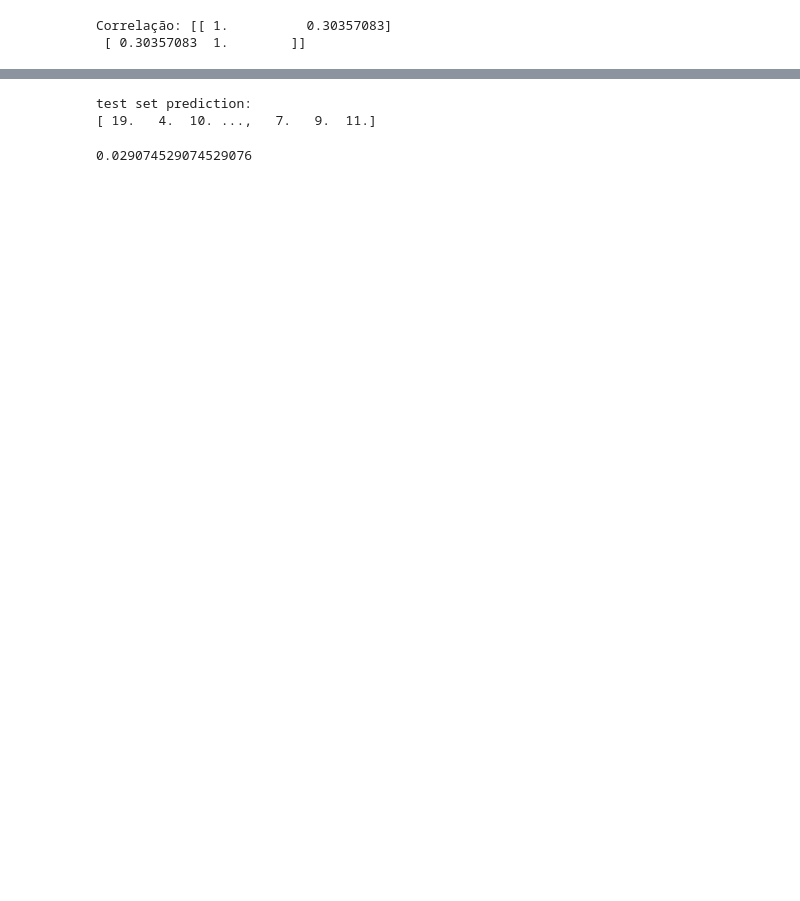
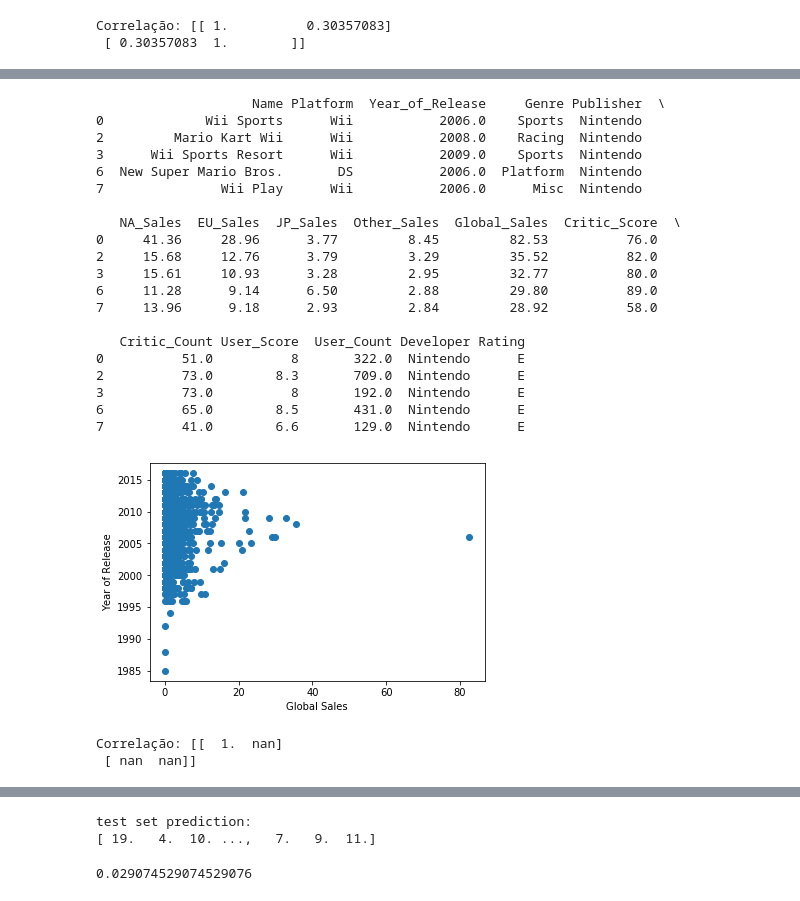
Before and after one commit to mmarimoura/Aula14, a Jupyter notebook: Video_Game.ipynb, the cells around one changed output, grey strips where cells are left out. Cells and saved outputs as stored; diff of their text form; code cells hidden in the pictures; blank space fills up the shorter version.

```diff
--- a/Video_Game.ipynb
+++ b/Video_Game.ipynb
@@ -69,0 +85,35 @@ Correlação: [[ 1.          0.30357083]
+# %%
+x = Games2.Global_Sales
+y = Games2.Year_of_Release
+
+plt.scatter(x, y)
+plt.xlabel('Global Sales')
+plt.ylabel('Year of Release')
+plt.show()
+
+corr = np.corrcoef(x, y)
+print('Correlação: ' + str(corr))
+# %% [output]
+                    Name Platform  Year_of_Release     Genre Publisher  \
+0             Wii Sports      Wii           2006.0    Sports  Nintendo
+2         Mario Kart Wii      Wii           2008.0    Racing  Nintendo
+3      Wii Sports Resort      Wii           2009.0    Sports  Nintendo
+6  New Super Mario Bros.       DS           2006.0  Platform  Nintendo
+7               Wii Play      Wii           2006.0      Misc  Nintendo
+
+   NA_Sales  EU_Sales  JP_Sales  Other_Sales  Global_Sales  Critic_Score  \
+0     41.36     28.96      3.77         8.45         82.53          76.0
+2     15.68     12.76      3.79         3.29         35.52          82.0
+3     15.61     10.93      3.28         2.95         32.77          80.0
+6     11.28      9.14      6.50         2.88         29.80          89.0
+7     13.96      9.18      2.93         2.84         28.92          58.0
+
+   Critic_Count User_Score  User_Count Developer Rating
+0          51.0          8       322.0  Nintendo      E
+2          73.0        8.3       709.0  Nintendo      E
+3          73.0          8       192.0  Nintendo      E
+6          65.0        8.5       431.0  Nintendo      E
+7          41.0        6.6       129.0  Nintendo      E
+[figure, added]
+Correlação: [[  1.  nan]
+ [ nan  nan]]
```
Also changed, not shown: parts of 3 cells of this notebook.
